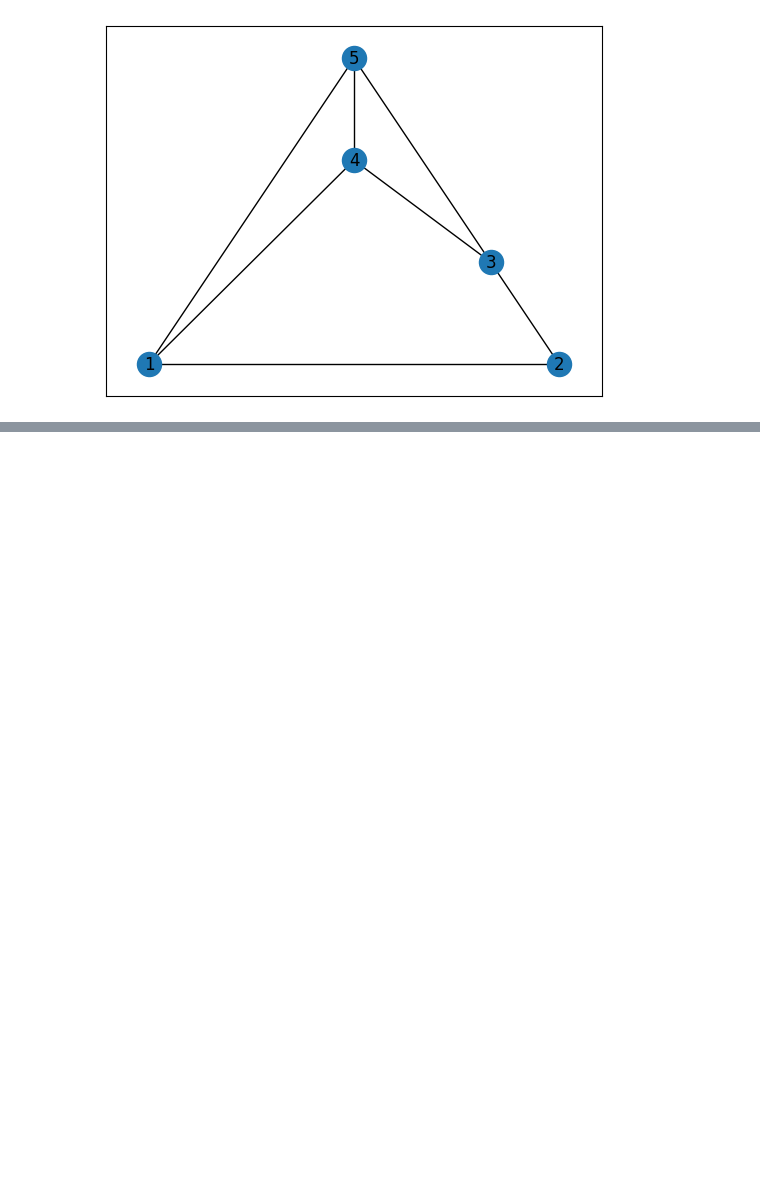
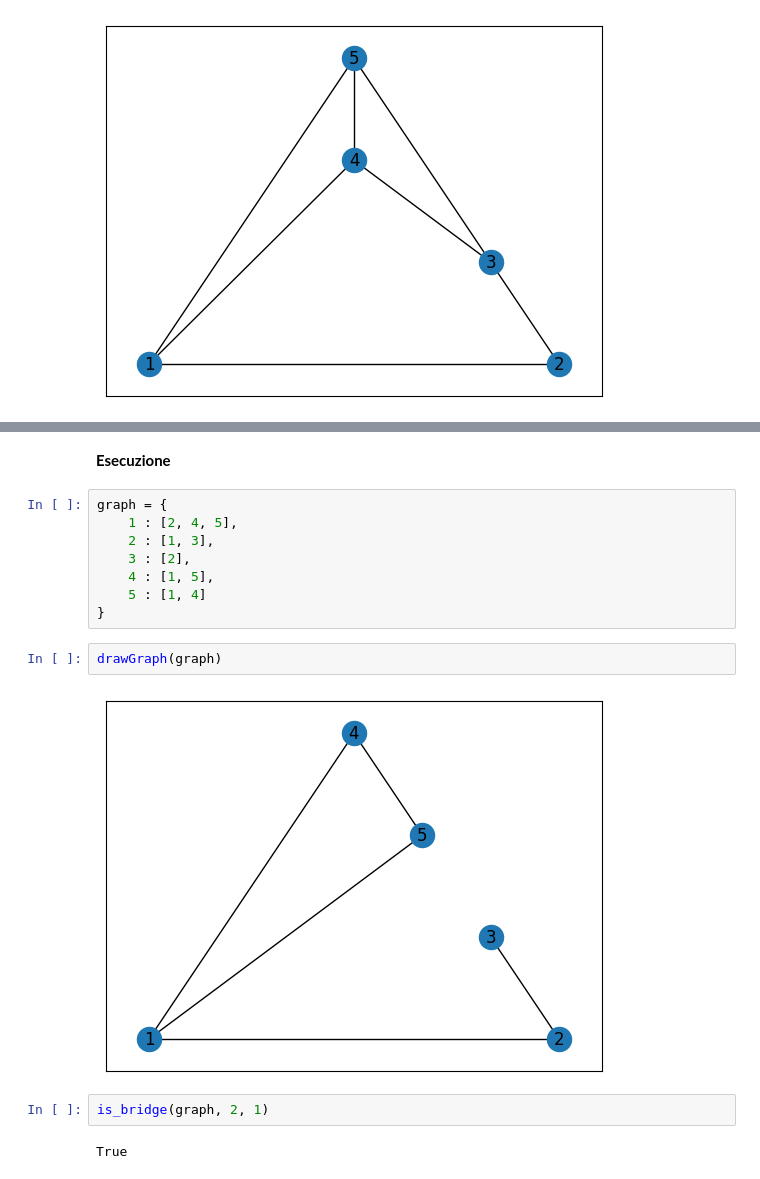
Before and after one commit to VincenzoImp/PDA, a Jupyter notebook: Esercitazione2/Esercitazione2.ipynb, the cells around one changed output, grey strips where cells are left out. Drawn from its saved outputs; the diff is of its cells as text; blank space fills up the shorter version.

```diff
--- a/Esercitazione2/Esercitazione2.ipynb
+++ b/Esercitazione2/Esercitazione2.ipynb
@@ -136,0 +168,18 @@ eurelian_path(graph, 1)
+# %% [markdown]
+**Esecuzione**
+# %%
+graph = {
+    1 : [2, 4, 5],
+    2 : [1, 3],
+    3 : [2],
+    4 : [1, 5],
+    5 : [1, 4]
+}
+# %%
+drawGraph(graph)
+# %% [output]
+[figure, added]
+# %%
+is_bridge(graph, 2, 1)
+# %% [output]
+True
```
Also changed, not shown: parts of 12 cells of this notebook, 2 other files.
